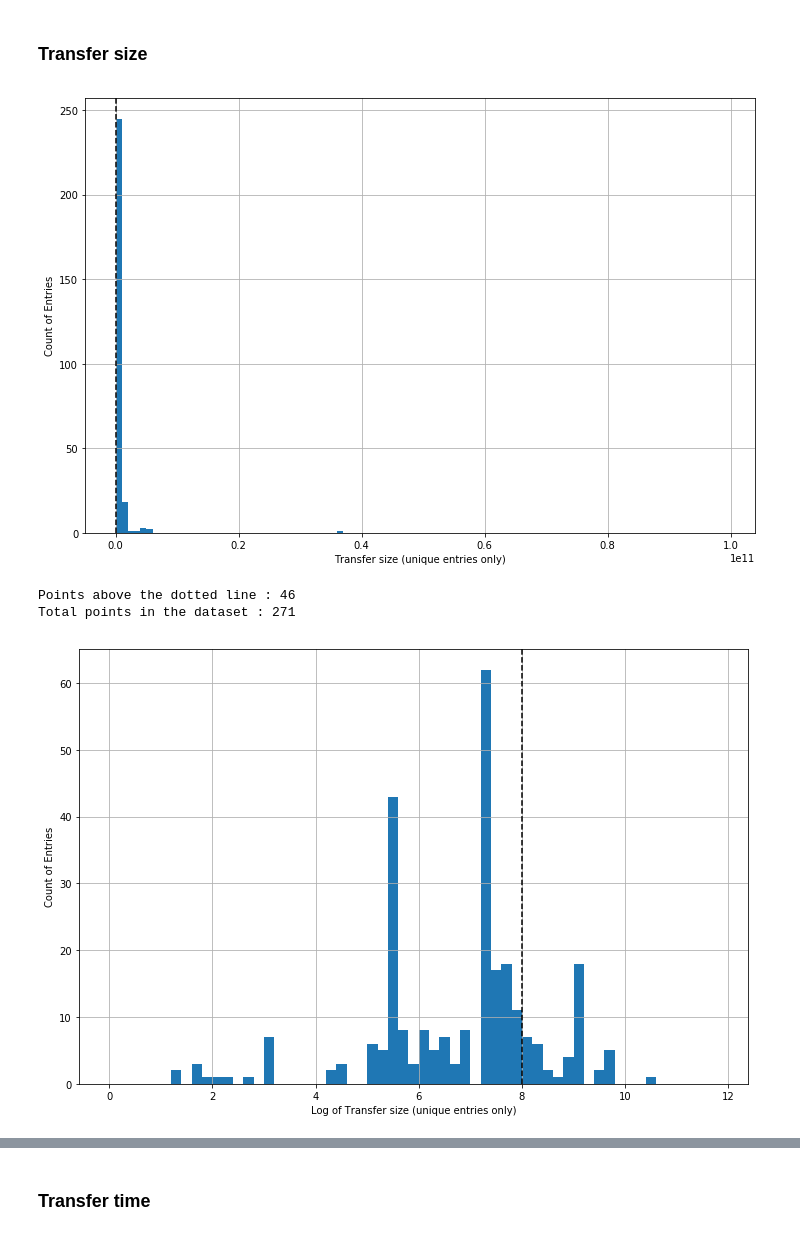
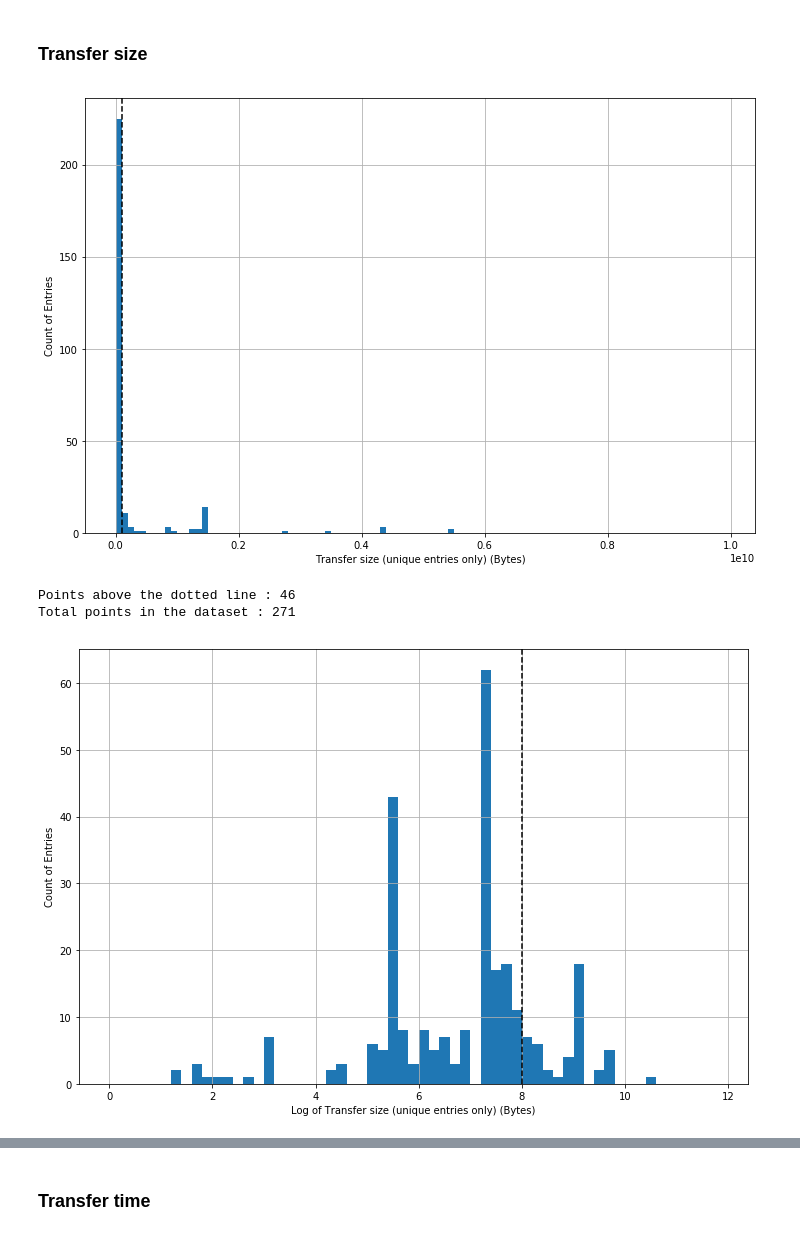
Before and after one commit to AdwaitB/greco-notes, a Jupyter notebook: infra/Analysis_full.ipynb, the cells around one changed output, grey strips where cells are left out. Saved outputs shown, nothing was run; the diff lists cells and outputs as text; code cells hidden in the pictures.

```diff
--- a/infra/Analysis_full.ipynb
+++ b/infra/Analysis_full.ipynb
@@ -250,10 +258,10 @@ def plot_hist(cut, temp, bins, name, plot_log=True):
 # %% [markdown]
 ### Transfer size
 # %%
-plot_hist(8, np.unique(data_mts[1]), [[0, 10**11, 10**9], [0, 12, 0.2]], "Transfer size (unique entries only)")
+plot_hist(8, np.unique(data_mts[1]), [[0, 10**10, 10**8], [0, 12, 0.2]], "Transfer size (unique entries only) (Bytes)")
 # %% [output]
-[figure, old version]
+[figure, new version]
 Points above the dotted line : 46
 Total points in the dataset : 271
-[figure, old version]
+[figure, new version]
 # %%
```
Also changed, not shown: parts of 7 cells of this notebook, 1 other file.
